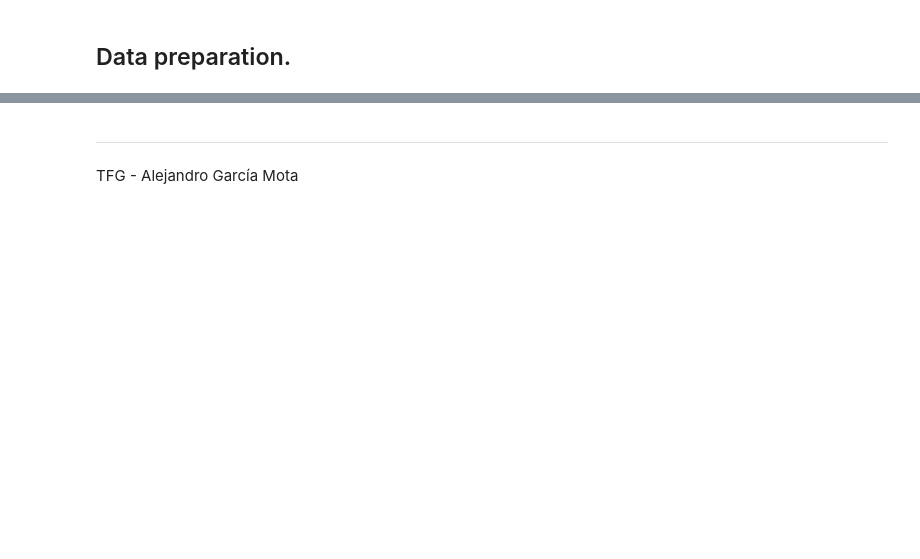
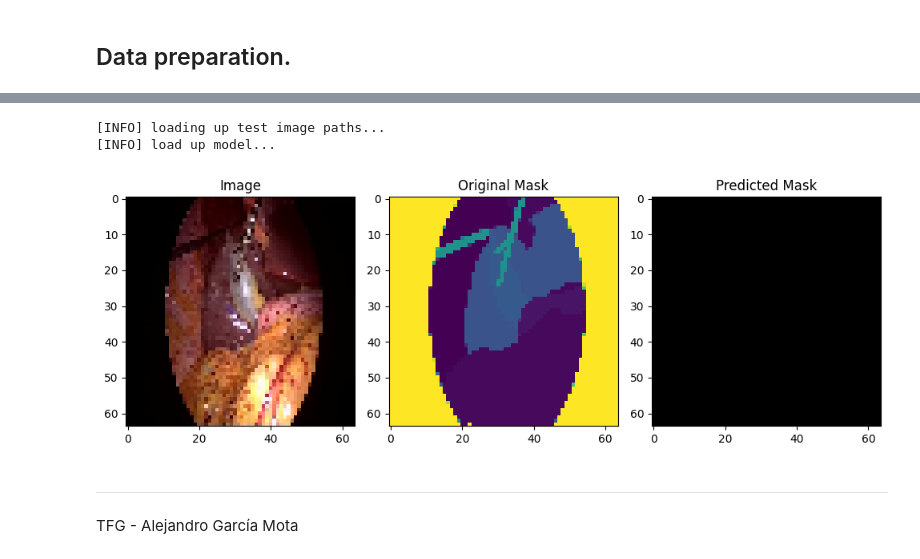
Before and after one commit to alexgmota/TFG-SW-AGM, a Jupyter notebook: src/Uformer_endo_segmentation.ipynb, the cells around one changed output, grey strips where cells are left out. Saved outputs shown, nothing was run; the diff lists cells and outputs as text; code cells hidden in the pictures; blank space fills up the shorter version.

Commit message:
Updated Uformer

```diff
--- a/src/Uformer_endo_segmentation.ipynb
+++ b/src/Uformer_endo_segmentation.ipynb
@@ -323,7 +343,7 @@ def prepare_plot(origImage, origMask, predMask):
 	figure.tight_layout()
 	figure.show()
 # %%
-def make_predictions(model, imagePath):
+def make_predictions(model, imagePath, maskPath):
 	# set model to evaluation mode
 	model.eval()
 	# turn off gradient tracking
@@ -335,44 +355,44 @@ def make_predictions(model, imagePath):
 		image = image.astype("float32") / 255.0
 		# resize the image and make a copy of it for visualization
 		image = cv2.resize(image, (INPUT_IMAGE_HEIGHT, INPUT_IMAGE_HEIGHT))
 		orig = image.copy()
 		# find the filename and generate the path to ground truth
 		# mask
-		filename = imagePath.split(os.path.sep)[-1]
-		groundTruthPath = os.path.join(MASK_DATASET_PATH, filename)
 		# load the ground-truth segmentation mask in grayscale mode
 		# and resize it
-		gtMask = cv2.imread(groundTruthPath, 0)
+		gtMask = cv2.imread(maskPath, 0)
 		gtMask = cv2.resize(gtMask, (INPUT_IMAGE_HEIGHT, INPUT_IMAGE_HEIGHT))
 
         # make the channel axis to be the leading one, add a batch
 		# dimension, create a PyTorch tensor, and flash it to the
 		# current device
 		image = np.transpose(image, (2, 0, 1))
 		image = np.expand_dims(image, 0)
 		image = torch.from_numpy(image).to(DEVICE)
 		# make the prediction, pass the results through the sigmoid
 		# function, and convert the result to a NumPy array
 		predMask = model(image).squeeze()
-		predMask = torch.sigmoid(predMask)
+		predMask = predMask.permute(1,2,0)
 		predMask = predMask.cpu().numpy()
 		# filter out the weak predictions and convert them to integers
-		predMask = (predMask > THRESHOLD) * 255
 		predMask = predMask.astype(np.uint8)
 		# prepare a plot for visualization
 		prepare_plot(orig, gtMask, predMask)
 
 # load the image paths in our testing file and randomly select 10
 # image paths
 print("[INFO] loading up test image paths...")
-imagePaths = np.random.choice(testImages, size=1)
+idx = random.randint(0, len(testImages) -1 )
 # load our model from disk and flash it to the current device
 print("[INFO] load up model...")
-unet = torch.load(MODEL_PATH).to(DEVICE)
-# iterate over the randomly selected test image paths
-for path in imagePaths:
-	# make predictions and visualize the results
-	make_predictions(unet, path)
+uformer = torch.load('../models/uformer.pt').to(DEVICE)
+
+# make predictions and visualize the results
+make_predictions(uformer, testImages[idx], testMasks[idx])
+# %% [output]
+[INFO] loading up test image paths...
+[INFO] load up model...
+[figure, added]
 # %% [markdown]
  ---
  TFG - Alejandro García Mota
```
Also changed, not shown: parts of 9 cells of this notebook, 1 other file.
